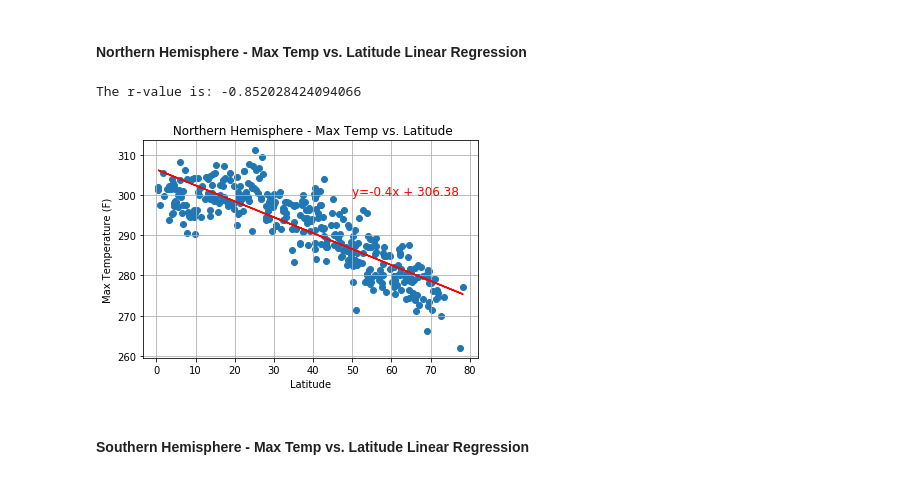
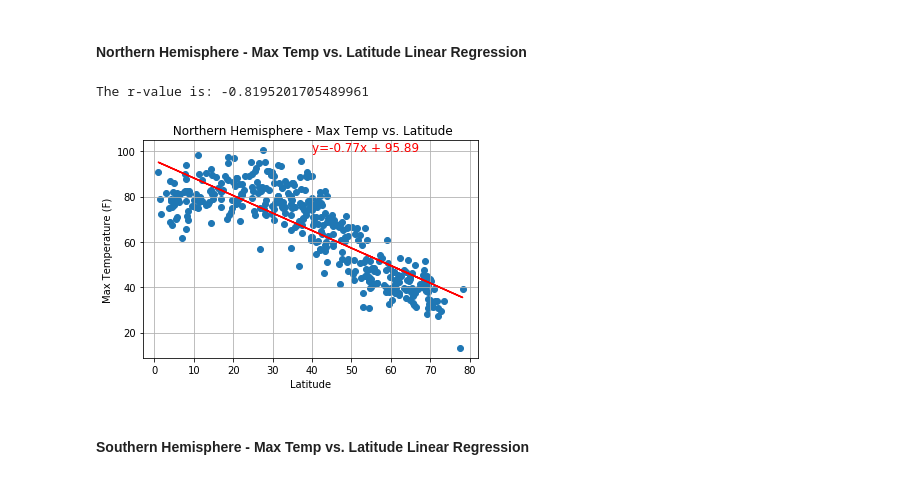
Before and after one commit to Annaolivia5/Latitude-and-Weather-Analysis, a Jupyter notebook: WeatherPy.ipynb, the cells around one changed output. Cells and saved outputs as stored; diff of their text form; code cells hidden in the pictures.

```diff
--- a/WeatherPy.ipynb
+++ b/WeatherPy.ipynb
@@ -76,7 +76,7 @@ count = 1
 
 for city in cities:
     try:
-        response = requests.get(query_url + city).json()
+        response = requests.get(query_url + city +'&units=imperial').json()
 
         city_names.append(response['name'])
         lat.append(response['coord']['lat'])
@@ -287,29 +287,29 @@ south_df = weather_df[weather_df['Lat'] < 0]
 # %%
 x = north_df['Lat']
 y = north_df['Max Temp']
 
 
 plt.scatter(x, y)
 
 slope, intercept, r, p, se = linregress(x, y)
 
 y_linear = slope*x +intercept
 plt.plot(x,y_linear, color='red')
 
 print(f'The r-value is: {r}')
 
 # format
 plt.grid()
 plt.xlabel("Latitude")
 plt.ylabel("Max Temperature (F)")
 plt.title(f" Northern Hemisphere - Max Temp vs. Latitude")
-plt.annotate(f'y={slope.round(2)}x + {intercept.round(2)}',(50,300),fontsize=12,color="red")
+plt.annotate(f'y={slope.round(2)}x + {intercept.round(2)}',(40,100),fontsize=12,color="red")
 
 plt.savefig('NorthHemisphere_MaxTemp_vs_Latitude_LinRegression.png')
 plt.show()
 # %% [output]
-The r-value is: -0.852028424094066
+The r-value is: -0.8195201705489961
-[figure, old version]
+[figure, new version]
 # %% [markdown]
 ####  Southern Hemisphere - Max Temp vs. Latitude Linear Regression
 # %%
```
Also changed, not shown: parts of 17 cells of this notebook, 13 other files.
